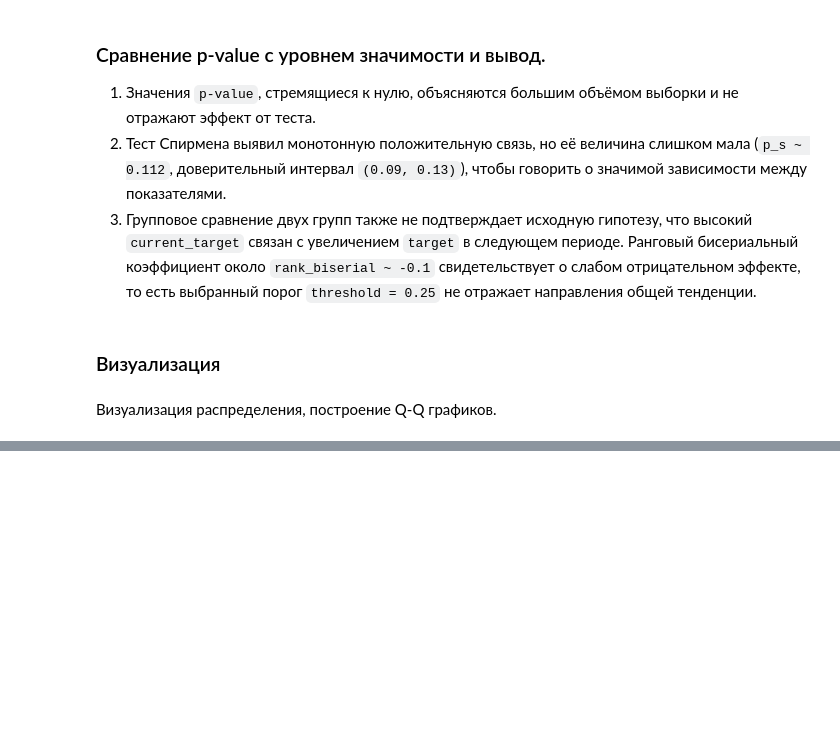
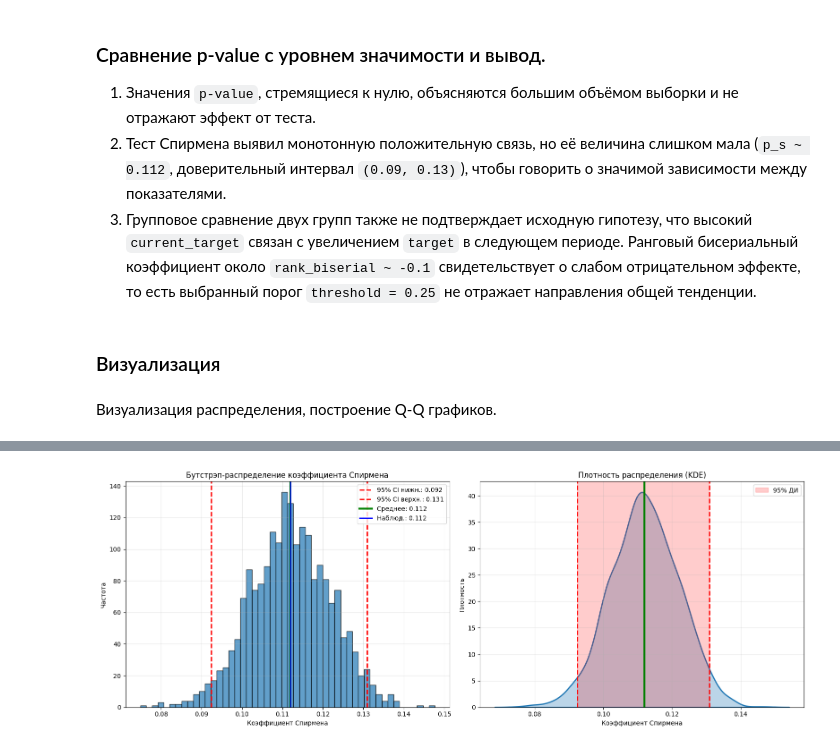
Before and after one commit to alexpunder/praktikum_keis_4, a Jupyter notebook: Checkpoint2_23_Литвинов_Налбандян_Наголюк_Ли .ipynb, the cells around one changed output, grey strips where cells are left out. Drawn from its saved outputs; the diff is of its cells as text; code cells hidden in the pictures; blank space fills up the shorter version.

```diff
--- a/Checkpoint2_23_Литвинов_Налбандян_Наголюк_Ли .ipynb
+++ b/Checkpoint2_23_Литвинов_Налбандян_Наголюк_Ли .ipynb
@@ -626,7 +627,7 @@ data = (x, y)
 def spearman_statistic(x_array, y_array):
     return stats.spearmanr(x_array, y_array)[0]
 
-res = stats.bootstrap(
+bootstrap_ci_spearmen = stats.bootstrap(
     data,
     spearman_statistic,
     confidence_level=0.95,
@@ -636,8 +637,8 @@ res = stats.bootstrap(
     method="percentile",
 )
 
-ci_lower, ci_upper = res.confidence_interval
-mean_stats = np.mean(res.bootstrap_distribution)
+ci_lower, ci_upper = bootstrap_ci_spearmen.confidence_interval
+mean_stats = np.mean(bootstrap_ci_spearmen.bootstrap_distribution)
 
 print(f"Бутстрэп для доверительного интервала с уровнем 0.95: ({ci_lower:.4f}, {ci_upper:.4f})")
 print(f"Среднее значение статистики: {mean_stats:.4f}")
@@ -684,0 +711,32 @@ plt.show()
+# %%
+fig, (ax1, ax2) = plt.subplots(1, 2, figsize=(16, 6))
+
+# Гистограмма с доверительным интервалом
+ax1.hist(bootstrap_ci_spearmen.bootstrap_distribution, bins=50, edgecolor="black", alpha=0.7)
+ax1.axvline(ci_lower, color="red", linestyle="--", linewidth=2, label=f"95% CI нижн.: {ci_lower:.3f}")
+ax1.axvline(ci_upper, color="red", linestyle="--", linewidth=2, label=f"95% CI верхн.: {ci_upper:.3f}")
+ax1.axvline(mean_stats, color="green", linestyle="-", linewidth=3, label=f"Среднее: {mean_stats:.3f}")
+ax1.axvline(stats.spearmanr(x, y)[0], color="blue", linestyle="-",
+            linewidth=2, label=f"Наблюд.: {stats.spearmanr(x, y)[0]:.3f}")
+ax1.set_xlabel("Коэффициент Спирмена")
+ax1.set_ylabel("Частота")
+ax1.set_title("Бутстрэп-распределение коэффициента Спирмена")
+ax1.legend()
+ax1.grid(True, alpha=0.3)
+
+# KDE plot с доверительным интервалом
+sns.kdeplot(bootstrap_ci_spearmen.bootstrap_distribution, ax=ax2, linewidth=2, fill=True, alpha=0.3)
+ax2.axvline(ci_lower, color="red", linestyle="--", linewidth=2)
+ax2.axvline(ci_upper, color="red", linestyle="--", linewidth=2)
+ax2.axvspan(ci_lower, ci_upper, alpha=0.2, color="red", label="95% ДИ")
+ax2.axvline(mean_stats, color="green", linestyle="-", linewidth=3)
+ax2.set_xlabel("Коэффициент Спирмена")
+ax2.set_ylabel("Плотность")
+ax2.set_title("Плотность распределения (KDE)")
+ax2.legend()
+ax2.grid(True, alpha=0.3)
+
+plt.tight_layout()
+plt.show()
+# %% [output]
+[figure, added]
```
Also changed, not shown: parts of 7 cells of this notebook, 3 other files.
